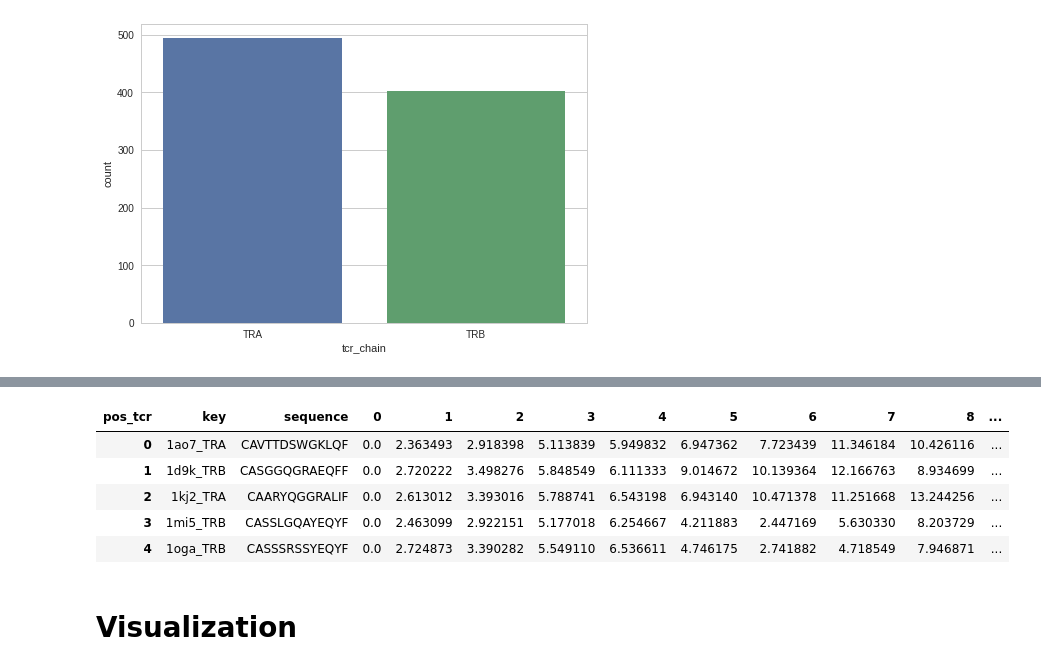
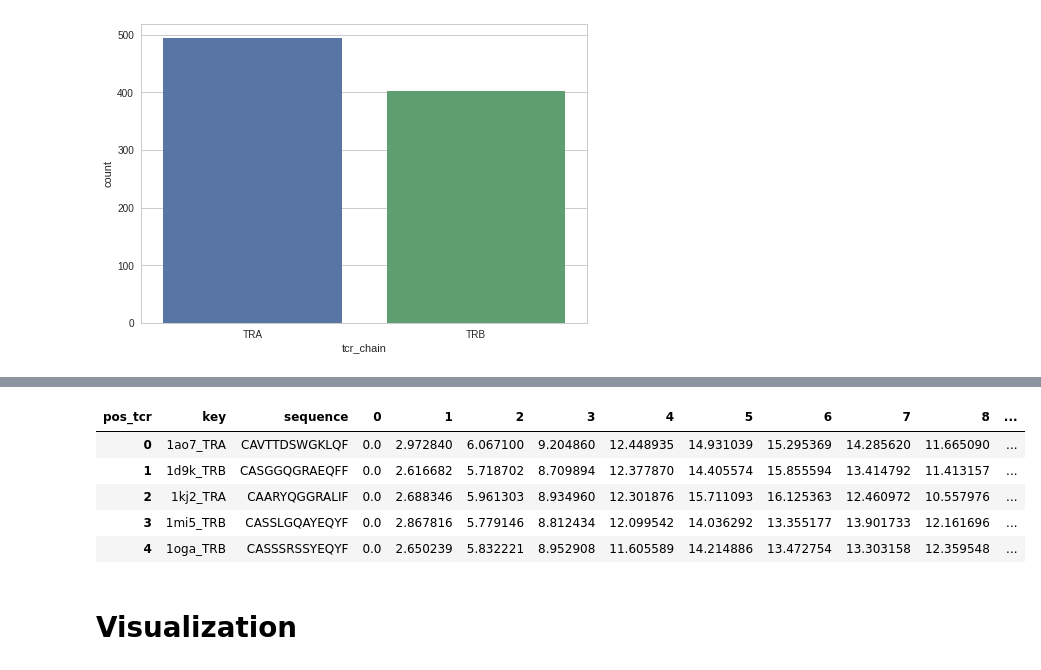
Before and after one commit to antigenomics/tcr-pmhc-study, a Jupyter notebook: loop_model/eda.ipynb, the cells around one changed output, grey strips where cells are left out. Drawn from its saved outputs; the diff is of its cells as text; code cells hidden in the pictures.

```diff
--- a/loop_model/eda.ipynb
+++ b/loop_model/eda.ipynb
@@ -75,24 +75,24 @@ df_put_coord.head()
 # %%
-df = df_cdr.pivot_table("x", ["pdb_id", "tcr_chain"], columns="pos_tcr")
+df = df_cdr.pivot_table("z", ["pdb_id", "tcr_chain"], columns="pos_tcr")
 df = df.reset_index()
 
 df2 = df_cdr.pivot_table("aa_tcr", ["pdb_id", "tcr_chain"], aggfunc=sum)
 df2 = df2.reset_index()
 
 df["sequence"] = df2["aa_tcr"]
 df["key"] = df["pdb_id"] + "_" + df["tcr_chain"]
 df.drop(["pdb_id", "tcr_chain"], axis=1, inplace=True)
 df = df[["key", "sequence", 0, 1, 2, 3, 4, 5, 6, 7, 8, 9, 10, 11, 12]]
 df_cdr_coord = df
-df_cdr_coord.to_csv("real_coord_x.csv.gz", compression="gzip")
+df_cdr_coord.to_csv("real_coord_z.csv.gz", compression="gzip")
 df_cdr_coord.head()
 # %% [output]
 | pos_tcr | key | sequence | 0 | 1 | 2 | 3 | 4 | 5 | 6 | 7 | 8 | ... |
-| 0 | 1ao7_TRA | CAVTTDSWGKLQF | 0.0 | 2.363493 | 2.918398 | 5.113839 | 5.949832 | 6.947362 | 7.723439 | 11.346184 | 10.426116 | ... |
-| 1 | 1d9k_TRB | CASGGQGRAEQFF | 0.0 | 2.720222 | 3.498276 | 5.848549 | 6.111333 | 9.014672 | 10.139364 | 12.166763 | 8.934699 | ... |
-| 2 | 1kj2_TRA | CAARYQGGRALIF | 0.0 | 2.613012 | 3.393016 | 5.788741 | 6.543198 | 6.943140 | 10.471378 | 11.251668 | 13.244256 | ... |
-| 3 | 1mi5_TRB | CASSLGQAYEQYF | 0.0 | 2.463099 | 2.922151 | 5.177018 | 6.254667 | 4.211883 | 2.447169 | 5.630330 | 8.203729 | ... |
-| 4 | 1oga_TRB | CASSSRSSYEQYF | 0.0 | 2.724873 | 3.390282 | 5.549110 | 6.536611 | 4.746175 | 2.741882 | 4.718549 | 7.946871 | ... |
+| 0 | 1ao7_TRA | CAVTTDSWGKLQF | 0.0 | 2.972840 | 6.067100 | 9.204860 | 12.448935 | 14.931039 | 15.295369 | 14.285620 | 11.665090 | ... |
+| 1 | 1d9k_TRB | CASGGQGRAEQFF | 0.0 | 2.616682 | 5.718702 | 8.709894 | 12.377870 | 14.405574 | 15.855594 | 13.414792 | 11.413157 | ... |
+| 2 | 1kj2_TRA | CAARYQGGRALIF | 0.0 | 2.688346 | 5.961303 | 8.934960 | 12.301876 | 15.711093 | 16.125363 | 12.460972 | 10.557976 | ... |
+| 3 | 1mi5_TRB | CASSLGQAYEQYF | 0.0 | 2.867816 | 5.779146 | 8.812434 | 12.099542 | 14.036292 | 13.355177 | 13.901733 | 12.161696 | ... |
+| 4 | 1oga_TRB | CASSSRSSYEQYF | 0.0 | 2.650239 | 5.832221 | 8.952908 | 11.605589 | 14.214886 | 13.472754 | 13.303158 | 12.359548 | ... |
 # %%
 df_put_x = pd.melt(df_put, ["pdb_id_kmer", "chain_id_kmer", "start_kmer", "pos_tcr"], "x_kmer")
 df_put_y = pd.melt(df_put, ["pdb_id_kmer", "chain_id_kmer", "start_kmer", "pos_tcr"], "y_kmer")
```
Also changed, not shown: parts of 9 cells of this notebook, 1 other file.
